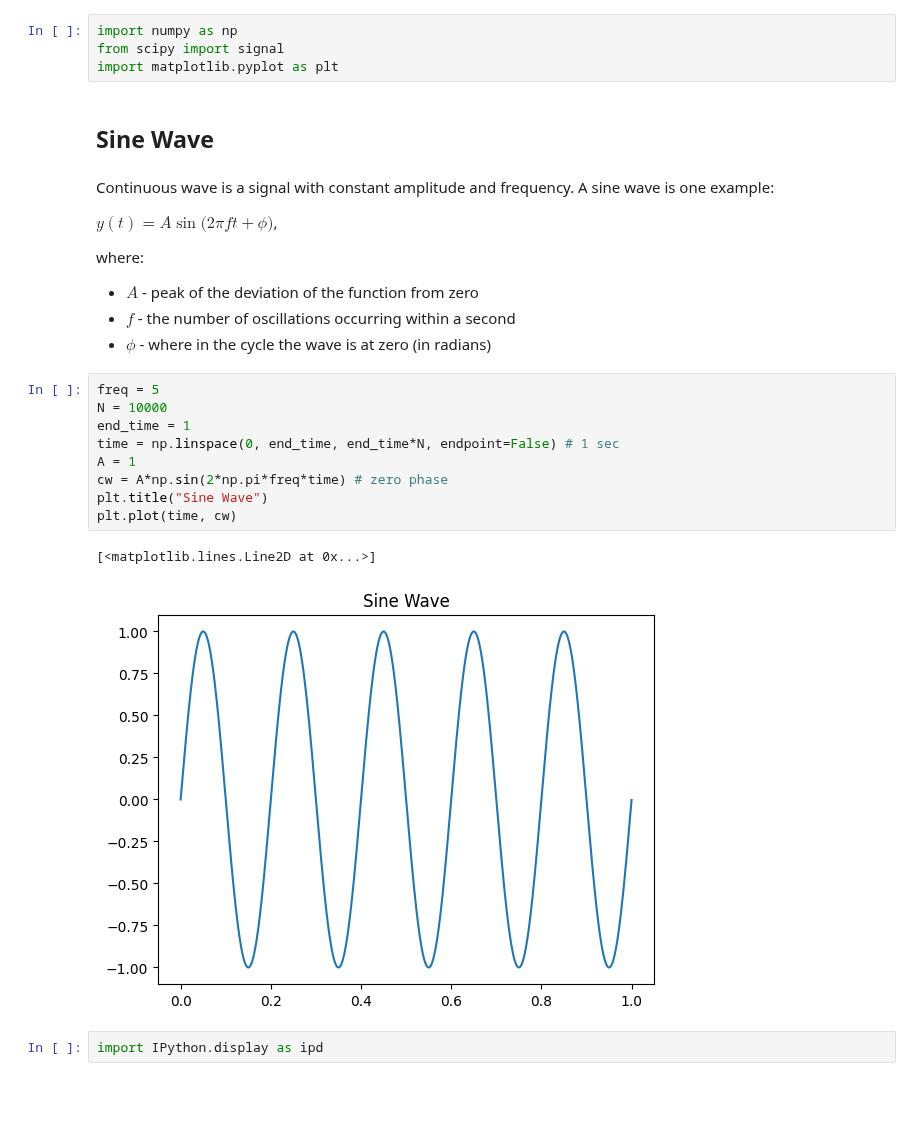
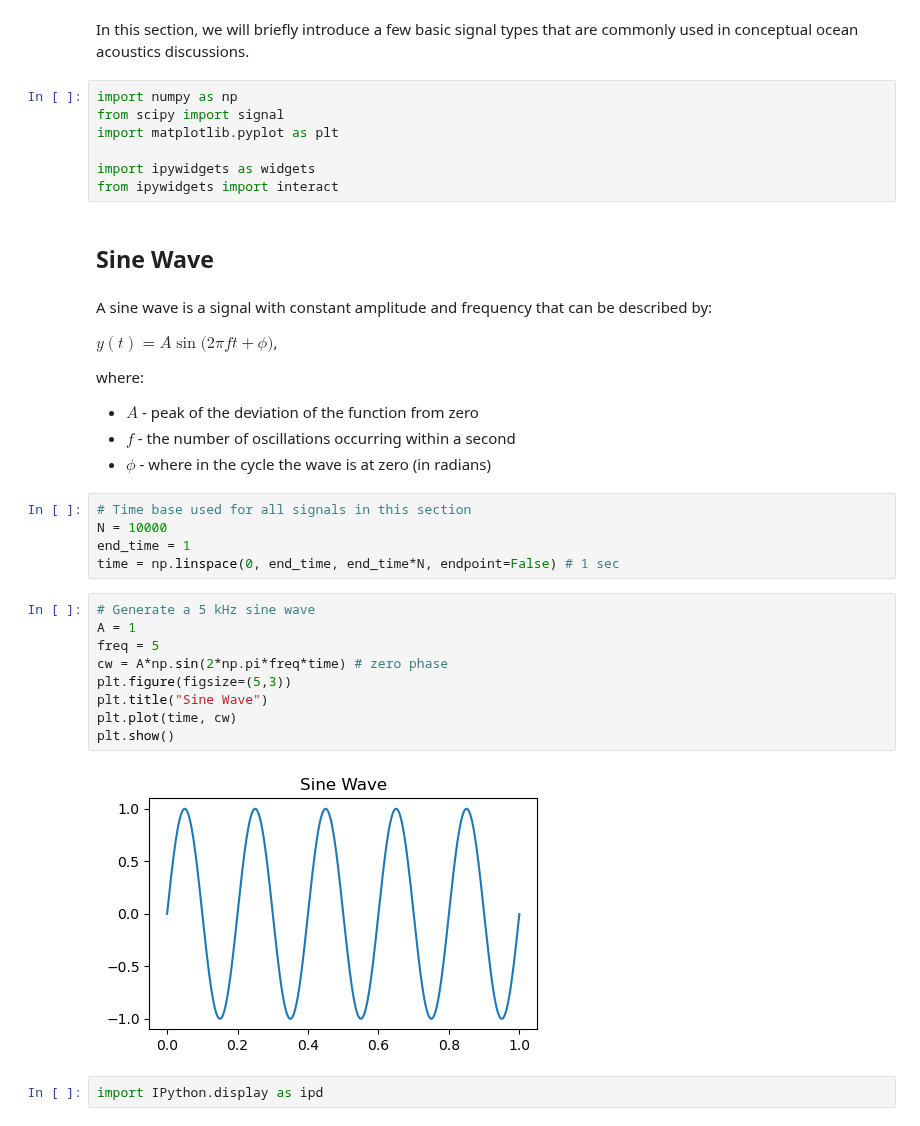
Before and after one commit to leewujung/fundamentals, a Jupyter notebook: boat_tutorials/primers/signal_processing_01_signals.ipynb, the cells around one changed output. Drawn from its saved outputs; the diff is of its cells as text; blank space fills up the shorter version.

Commit message:
Fix signal processing notebooks (#87)
* fix sig proc 01 signals notebook

* update time freq notebook

* hide widget inputs

* hide inputs

* hide inputs

* test toc

* fix typo in hide-input tag

```diff
--- a/boat_tutorials/primers/signal_processing_01_signals.ipynb
+++ b/boat_tutorials/primers/signal_processing_01_signals.ipynb
@@ -5,11 +3,16 @@ We will briefly overview basic signal processing concepts through examples of co
+# %% [markdown]
+In this section, we will briefly introduce a few basic signal types that are commonly used in conceptual ocean acoustics discussions.
 # %%
 import numpy as np
 from scipy import signal
 import matplotlib.pyplot as plt
+
+import ipywidgets as widgets
+from ipywidgets import interact
 # %% [markdown]
 ## Sine Wave
 # %% [markdown]
-Continuous wave is a signal with constant amplitude and frequency. A sine wave is one example:
+A sine wave is a signal with constant amplitude and frequency that can be described by:
 
 $y(t) = A \sin(2 \pi f t + \mathcal{\phi)}$,
 
@@ -17,18 +20,22 @@ where:
 * $A$ - peak of the deviation of the function from zero
 * $f$ - the number of oscillations occurring within a second
 * $\phi$ - where in the cycle the wave is at zero (in radians)
+# %%
+# Time base used for all signals in this section
+N = 10000
+end_time = 1
+time = np.linspace(0, end_time, end_time*N, endpoint=False) # 1 sec
 # %%
+# Generate a 5 kHz sine wave
+A = 1
 freq = 5
-N = 10000
-end_time = 1
-time = np.linspace(0, end_time, end_time*N, endpoint=False) # 1 sec
-A = 1
 cw = A*np.sin(2*np.pi*freq*time) # zero phase
+plt.figure(figsize=(5,3))
 plt.title("Sine Wave")
 plt.plot(time, cw)
+plt.show()
 # %% [output]
-[<matplotlib.lines.Line2D at 0x...>]
-[figure, old version]
+[figure, new version]
 # %%
 import IPython.display as ipd
 # %%
```
Also changed, not shown: parts of 23 cells of this notebook, 3 other files.
